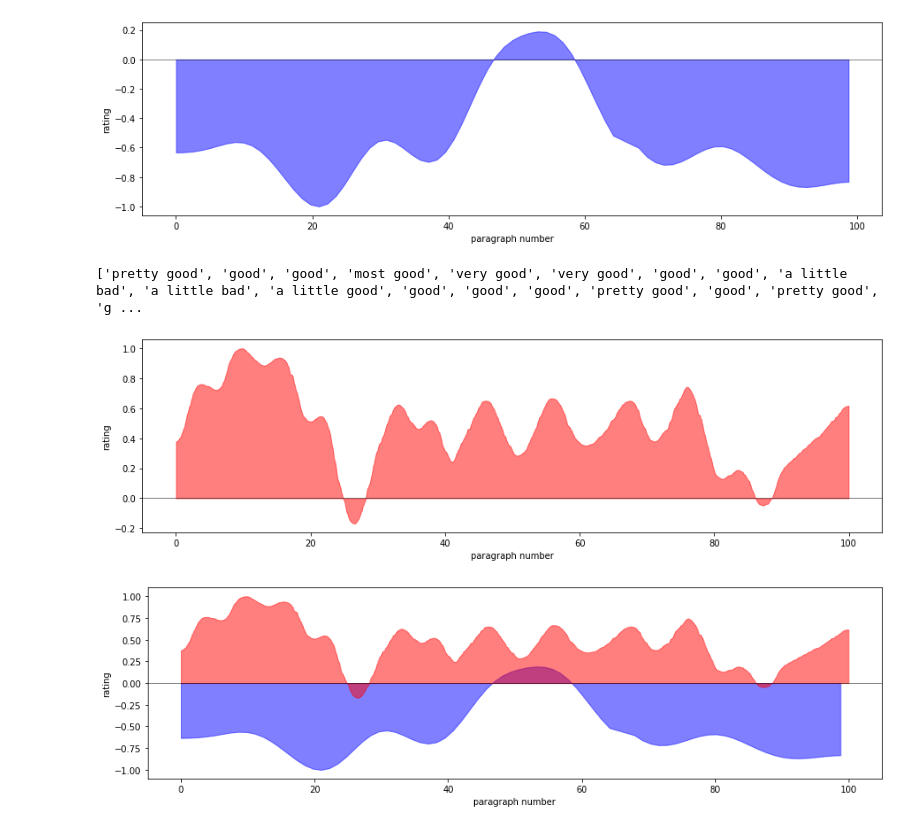
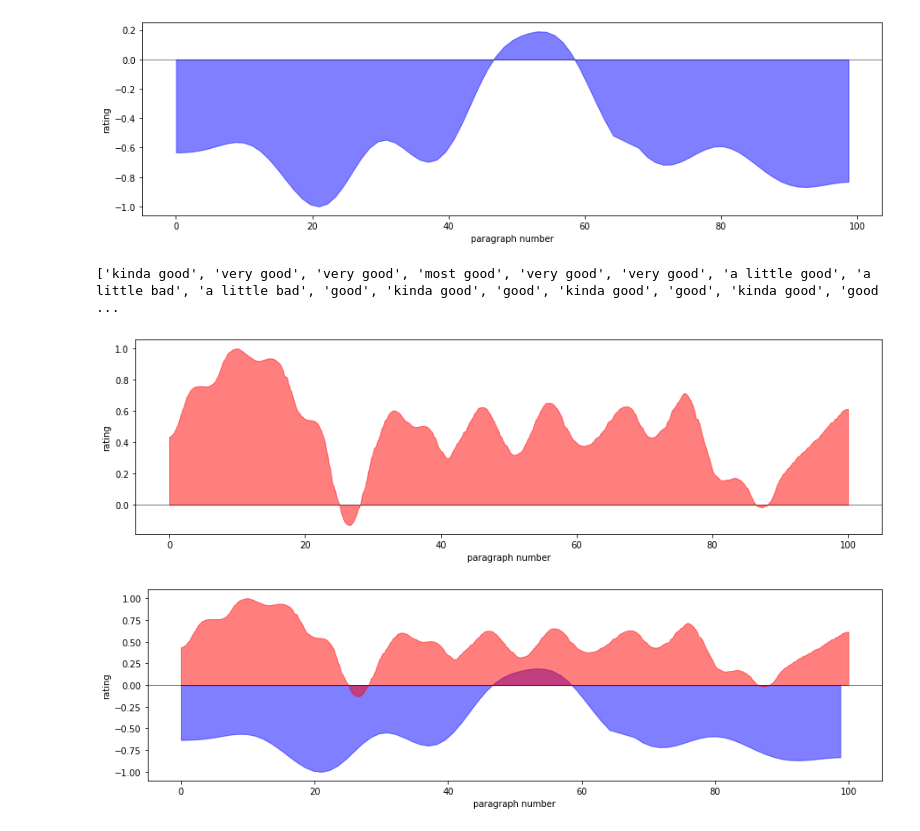
Before and after one commit to theairdemon/PlotGEN, a Jupyter notebook: v1_0.ipynb, the cells around one changed output. Saved outputs shown, nothing was run; the diff lists cells and outputs as text; code cells hidden in the pictures.

```diff
--- a/v1_0.ipynb
+++ b/v1_0.ipynb
@@ -326,23 +330,23 @@ emma_storyline = get_plot_struct(emma_str)
 # %%
 storyline_hundredth = shorten_storyline(emma_storyline, 80)
 
 emma_moderated = emma_storyline
-for i in range(0,2000):
+for i in range(0,2500):
     emma_moderated = average_values(emma_moderated)
 
 emma_plotline = para_qualities(emma_moderated)
 print(emma_plotline)
 
 plt.figure(figsize=(15,4))
 #plt.plot(storyline_hundredth[0], storyline_hundredth[1], 'r-')
 plt.fill_between(emma_moderated[0], 0, emma_moderated[1], color='r', alpha=0.5)
 plt.axhline(linewidth=0.5, color='black')
 plt.ylabel('rating')
 plt.xlabel('paragraph number')
 plt.show()
 # %% [output]
-['pretty good', 'good', 'good', 'most good', 'very good', 'very good', 'good', 'good', 'a little bad', 'a little bad', 'a little good', 'good', 'good', 'good', 'pretty good', 'good', 'pretty good', 'g ...
+['kinda good', 'very good', 'very good', 'most good', 'very good', 'very good', 'a little good', 'a little bad', 'a little bad', 'good', 'kinda good', 'good', 'kinda good', 'good', 'kinda good', 'good ...
-[figure, old version]
+[figure, new version]
 # %%
 plt.figure(figsize=(15,4))
 #plt.plot(storyline_hundredth[0], storyline_hundredth[1], 'r-')
```
Also changed, not shown: parts of 8 cells of this notebook, 1 other file.
